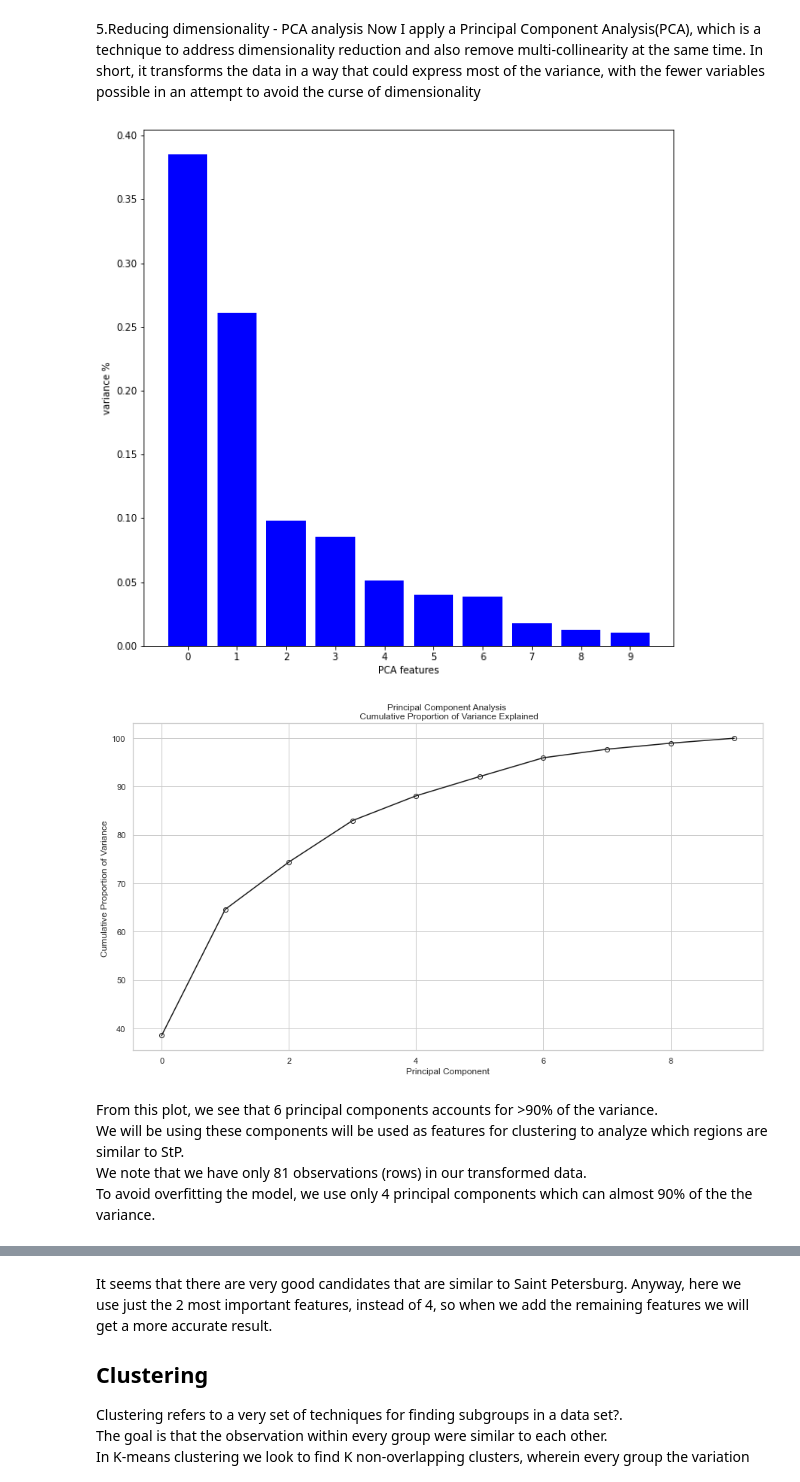
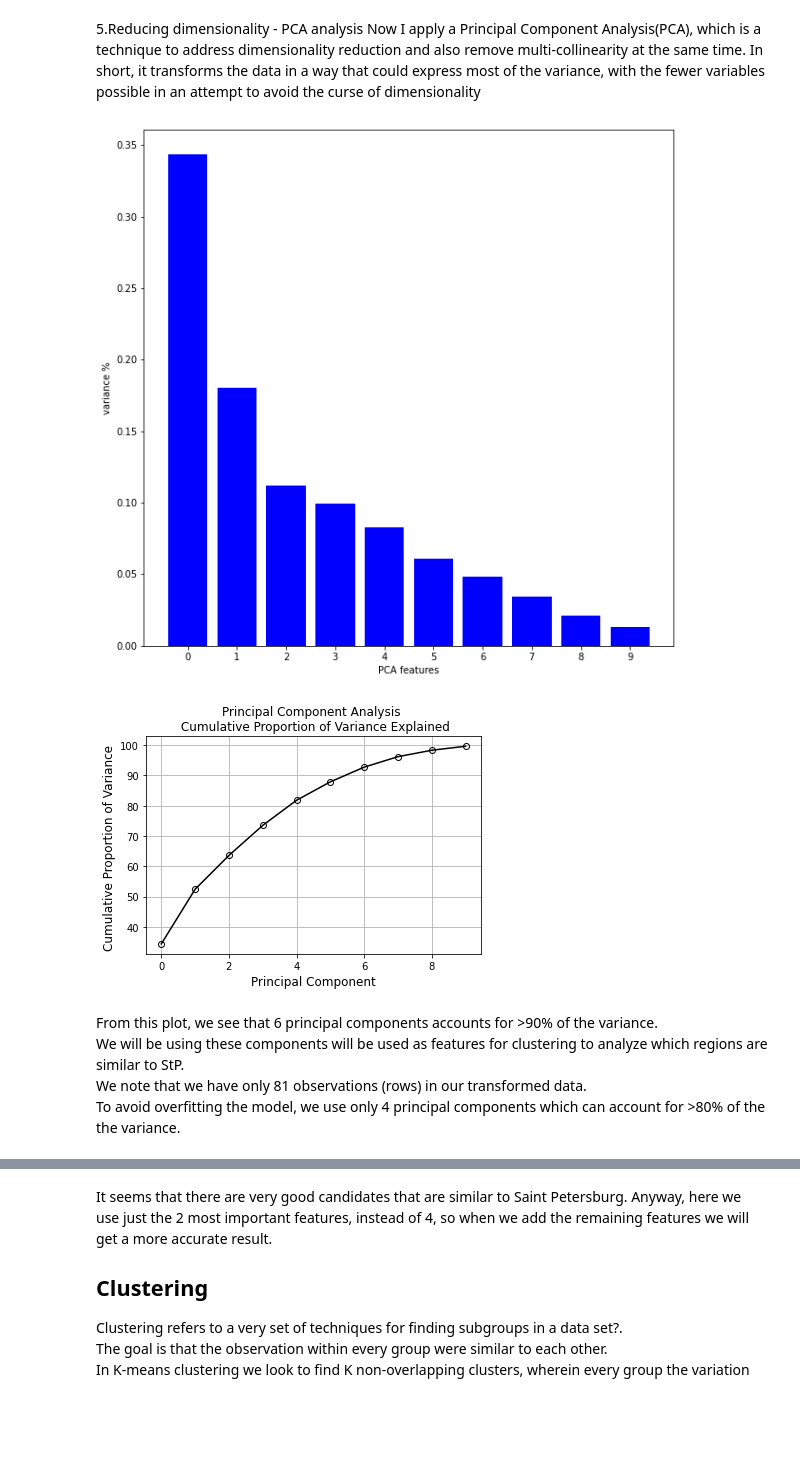
Before and after one commit to developerHobday/cluster-alcohol-consumption, a Jupyter notebook: notebook.ipynb, the cells around one changed output, grey strips where cells are left out. Drawn from its saved outputs; the diff is of its cells as text; code cells hidden in the pictures; blank space fills up the shorter version.

```diff
--- a/notebook.ipynb
+++ b/notebook.ipynb
@@ -288,0 +318,13 @@ df_complete
+# %%
+gb_reg = repaired_df.set_index('year').groupby('region')
+ema_span = 15
+features_df = gb_reg.mean()
+features_df['wine_consumption_share'] = features_df.apply (lambda row :
+    row['wine'] / (row['wine'] + row['beer'] + row['vodka'] + row['champagne'] + row['brandy']),
+    axis = 1,
+)
+
+features_df.columns = ['mean_wine_consumption', 'mean_beer_consumption', 'mean_vodka_consumption',
+    'mean_champagne_consumption', 'mean_brandy_consumption', 'wine_consumption_share', ]
+features_df
+# repaired_df[ repaired_df['region'] == 'Chechen Republic']
@@ -288,0 +351,13 @@ df_complete
+# %%
+def get_corr(type, region1, region2) :
+    return np.corrcoef(
+        repaired_df[ repaired_df['region'] == region1 ][type],
+        repaired_df[ repaired_df['region'] == region2 ][type],
+    )[0,1]
+
+for region in features_df.index :
+    for type in ['wine', 'beer', 'brandy', 'vodka', 'champagne',] :
+        features_df.loc[region, type + '_corr'] = get_corr(type, 'Saint Petersburg', region)
+
+features_df.loc['Saint Petersburg']
+features_df
@@ -304,7 +394,8 @@ df_c_l = to_log(df_complete , df_complete.columns)
 #Applying Standard scaler
 X = df_c_l
 scaler = StandardScaler()
-X_e =scaler.fit_transform(X)
-df_x_e = pd.DataFrame(data = X_e , index = X.index , columns = X.columns)
-df_x_e
+transformed_arr =scaler.fit_transform(features_df)
+transformed_df = pd.DataFrame(data = transformed_arr,
+    index = features_df.index , columns = features_df.columns)
+transformed_df
 # %% [output]
@@ -328,7 +419,7 @@ Now I apply a Principal Component Analysis(PCA), which is a technique to address
 # %%
 #Create a PCA instance:pca
 pca = PCA(n_components=10)
-principalComponents = pca.fit_transform(df_x_e)
+principalComponents = pca.fit_transform(transformed_df)
 #Plot the explained variance
 plt.figure(figsize = (10,10))
 features = range(pca.n_components_)
@@ -339,23 +430,24 @@ plt.xticks(features)
 #Saving components to a Data Frame
 PCA_components = pd.DataFrame(data = principalComponents , index = df_x_e.index)
 # %% [output]
-[figure, old version]
+[figure, new version]
 # %%
 # Assign variance explained
 var = pca.explained_variance_ratio_
 
 # Plot cumulative variance
 cumulative_var = np.cumsum(var)*100
 plt.plot(cumulative_var,'k-o',markerfacecolor='None',markeredgecolor='k')
 plt.title('Principal Component Analysis \n Cumulative Proportion of Variance Explained',fontsize=12)
 plt.xlabel("Principal Component",fontsize=12)
 plt.ylabel("Cumulative Proportion of Variance ",fontsize=12)
+plt.grid()
 plt.show()
 # %% [output]
-[figure, old version]
+[figure, new version]
 # %% [markdown]
 From this plot, we see that 6 principal components accounts for >90% of the variance.
 We will be using these components will be used as features for clustering to analyze which regions are similar to StP.
 We note that we have only 81 observations (rows) in our transformed data.
-To avoid overfitting the model, we use only 4 principal components which can almost 90% of the the variance.
+To avoid overfitting the model, we use only 4 principal components which can account for >80% of the the variance.
 # %%
```
Also changed, not shown: parts of 13 cells of this notebook.
